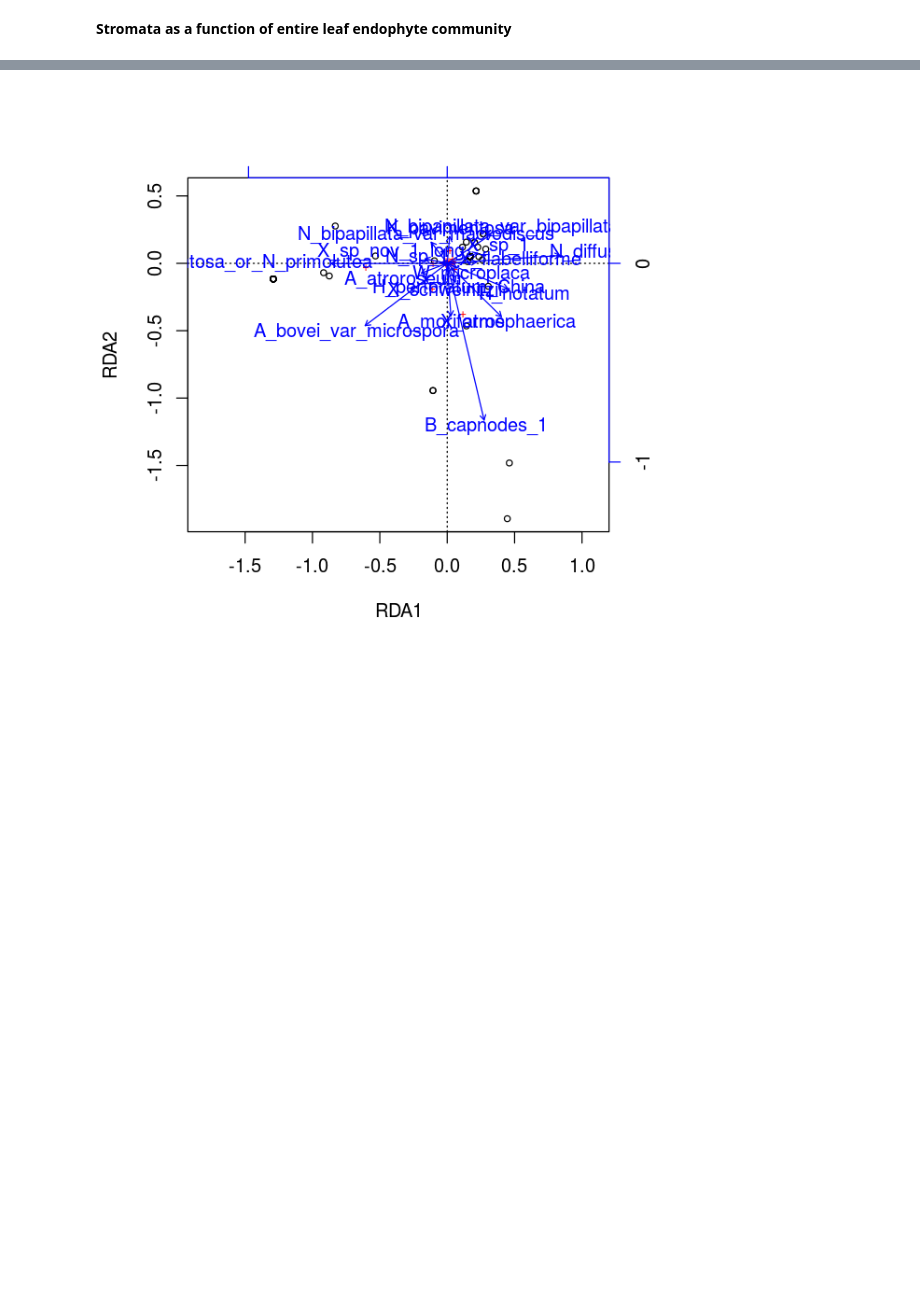
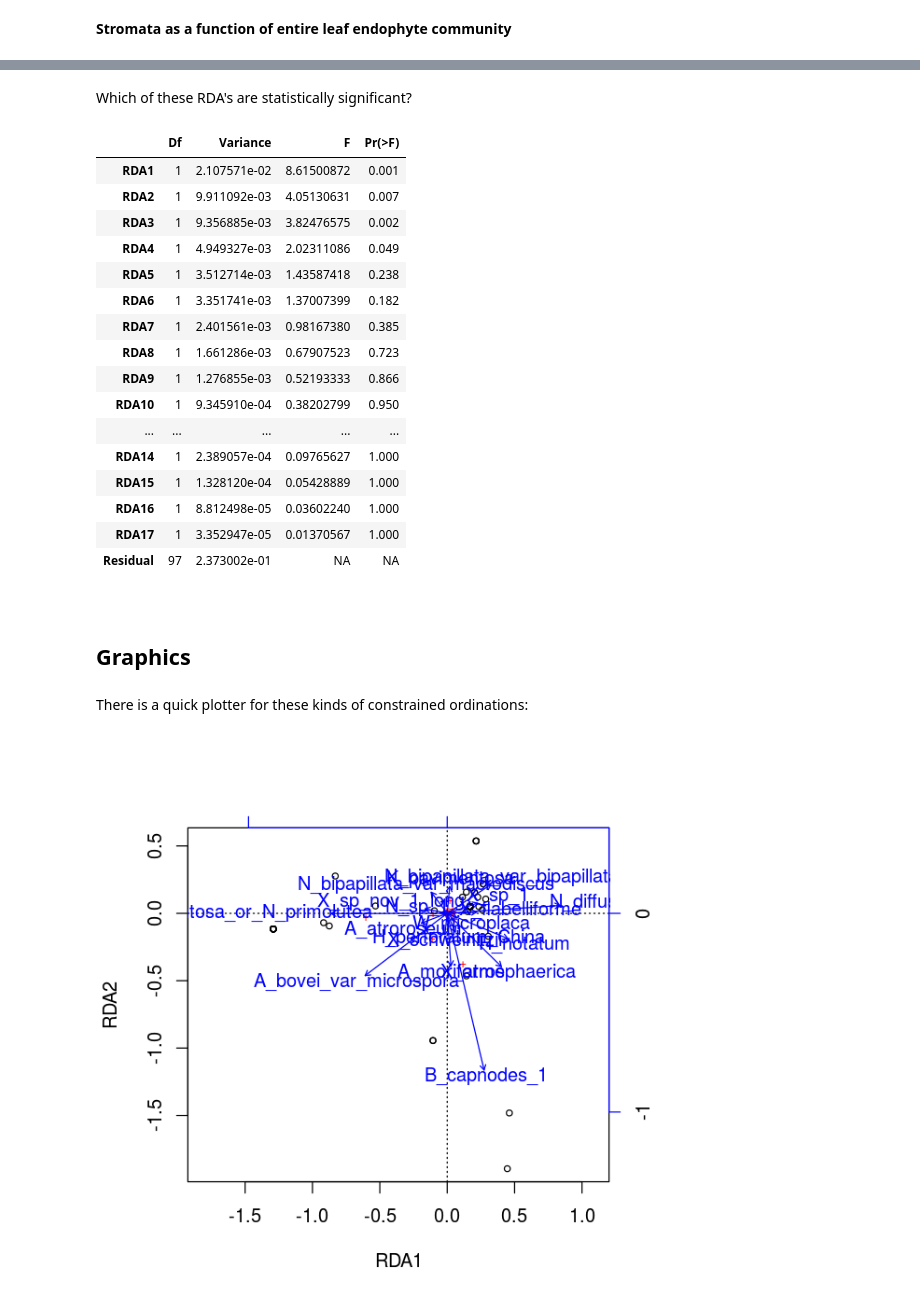
Before and after one commit to danchurch/taiwan_combined, a Jupyter notebook: Xyl_roo_leaf_only_stats.ipynb, the cells around one changed output, grey strips where cells are left out. Cells and saved outputs as stored; diff of their text form; code cells hidden in the pictures; blank space fills up the shorter version.

```diff
--- a/Xyl_roo_leaf_only_stats.ipynb
+++ b/Xyl_roo_leaf_only_stats.ipynb
@@ -209,5 +210,4 @@ Okay, think we're done with formatting and transformations. Time to do the deed:
 # %% [markdown]
 **Stromata as a function of entire leaf endophyte community**
 # %%
-leaf.rda <- rda(stromata.hel, endos.hel) ## run the rda
-anova.cca(leaf.rda, permutations = 10000) ## check for significance
+leaf.rda <- rda(stromata.hel ~ ., data = endos.hel) ## run the rda
@@ -219,0 +242,23 @@ Not a lot of variance explained, but we weren't expecting much, as "viaphytism"
+# %% [markdown]
+Which of these RDA's are statistically significant?
+# %%
+anova_axis<-anova(leaf.rda,by="axis")
+anova_axis
+# %% [output]
+|  | Df | Variance | F | Pr(>F) |
+| RDA1 | 1 | 2.107571e-02 | 8.61500872 | 0.001 |
+| RDA2 | 1 | 9.911092e-03 | 4.05130631 | 0.007 |
+| RDA3 | 1 | 9.356885e-03 | 3.82476575 | 0.002 |
+| RDA4 | 1 | 4.949327e-03 | 2.02311086 | 0.049 |
+| RDA5 | 1 | 3.512714e-03 | 1.43587418 | 0.238 |
+| RDA6 | 1 | 3.351741e-03 | 1.37007399 | 0.182 |
+| RDA7 | 1 | 2.401561e-03 | 0.98167380 | 0.385 |
+| RDA8 | 1 | 1.661286e-03 | 0.67907523 | 0.723 |
+| RDA9 | 1 | 1.276855e-03 | 0.52193333 | 0.866 |
+| RDA10 | 1 | 9.345910e-04 | 0.38202799 | 0.950 |
+| ... | ... | ... | ... | ... |
+| RDA14 | 1 | 2.389057e-04 | 0.09765627 | 1.000 |
+| RDA15 | 1 | 1.328120e-04 | 0.05428889 | 1.000 |
+| RDA16 | 1 | 8.812498e-05 | 0.03602240 | 1.000 |
+| RDA17 | 1 | 3.352947e-05 | 0.01370567 | 1.000 |
+| Residual | 97 | 2.373002e-01 | NA | NA |
@@ -220,3 +267,9 @@ Not a lot of variance explained, but we weren't expecting much, as "viaphytism"
+# %% [markdown]
+<a id='graphics'></a>
+# %% [markdown]
+## Graphics
+# %% [markdown]
+There is a quick plotter for these kinds of constrained ordinations:
 # %%
 options(repr.plot.width = 5, repr.plot.height = 5)
 leafrdaplot <- plot(leaf.rda)
```
Also changed, not shown: parts of 13 cells of this notebook.
